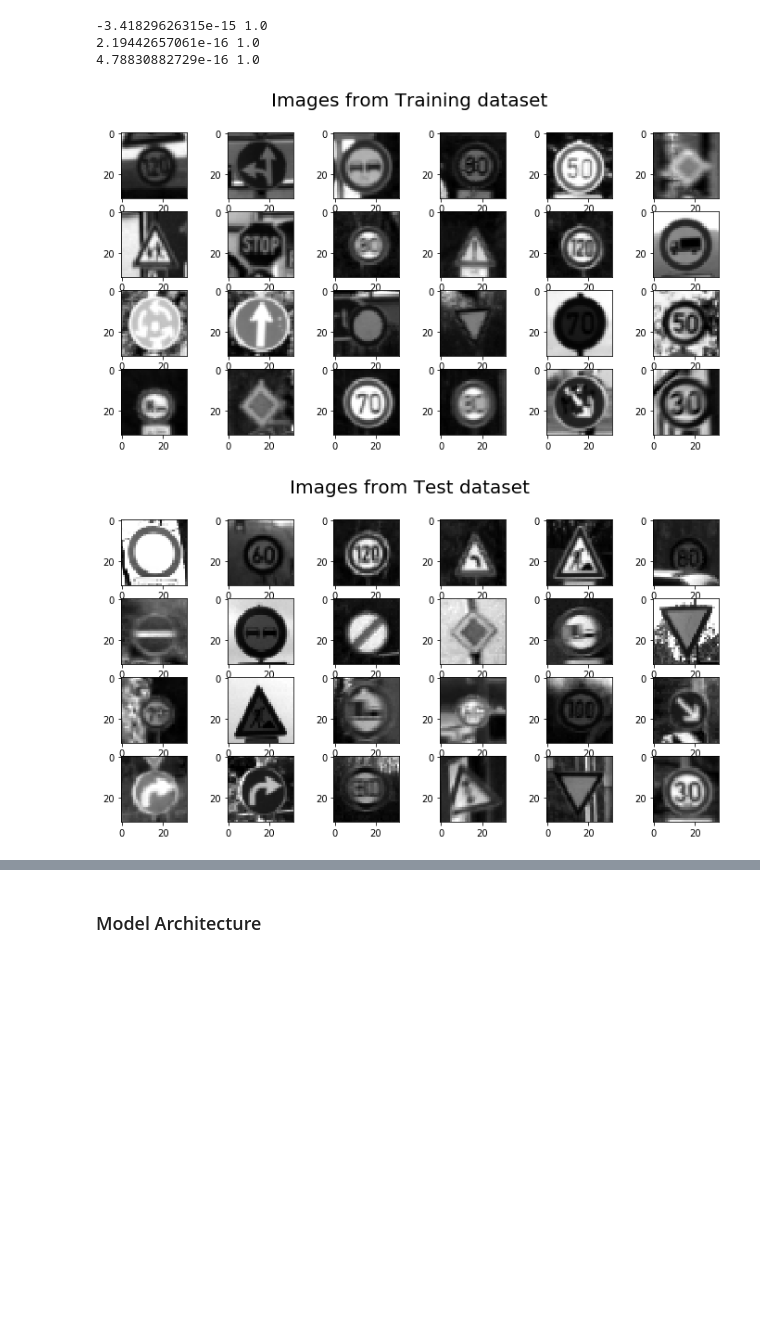
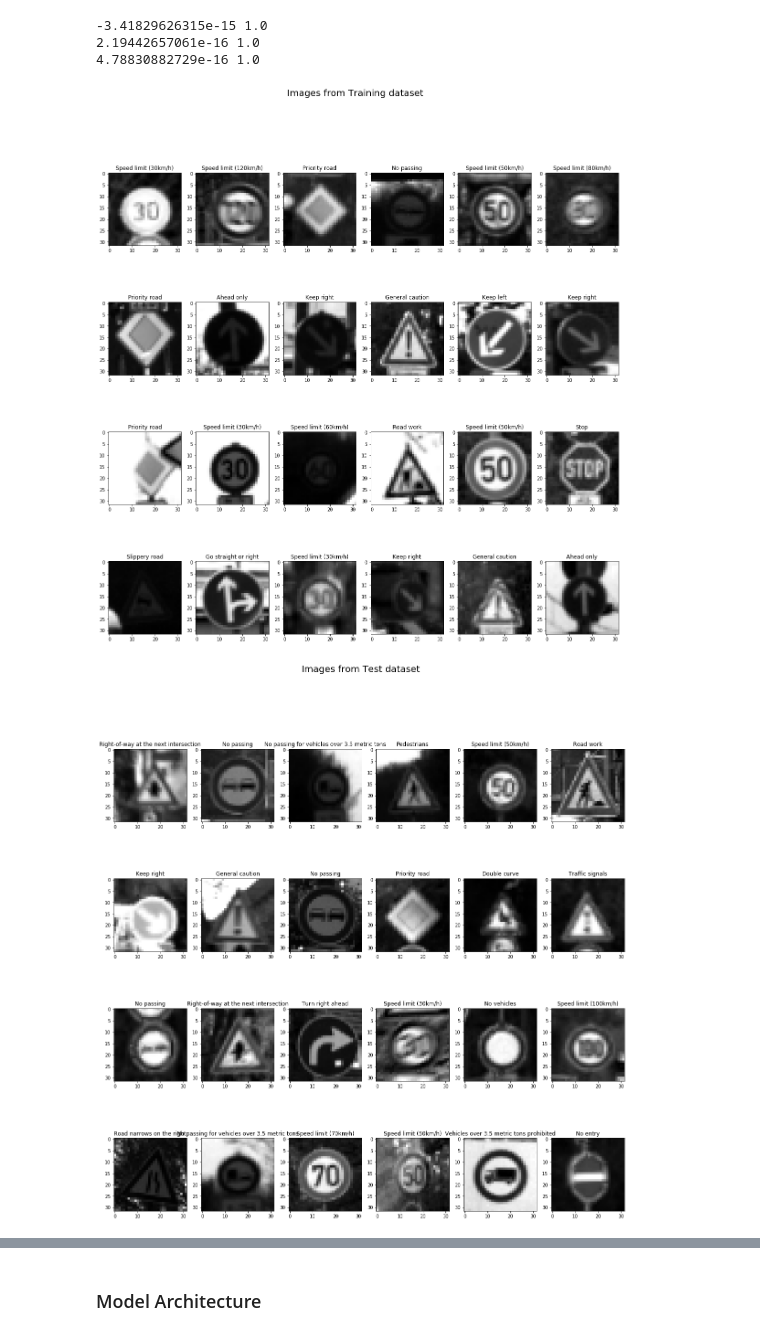
Before and after one commit to beylul/CarND-Traffic-Sign-Classifier-Project, a Jupyter notebook: Traffic_Sign_Classifier.ipynb, the cells around one changed output, grey strips where cells are left out. Drawn from its saved outputs; the diff is of its cells as text; code cells hidden in the pictures; blank space fills up the shorter version.

```diff
--- a/Traffic_Sign_Classifier.ipynb
+++ b/Traffic_Sign_Classifier.ipynb
@@ -24,6 +24,7 @@ The [rubric](https://review.udacity.com/#!/rubrics/481/view) contains "Stand Out
 # Load pickled data
 import pickle
 import os
+import pandas as pd
 
 # TODO: Fill this in based on where you saved the training and testing data
 DATA_FOLDER = os.path.join('data', 'images')
@@ -40,6 +41,8 @@ X_train, y_train = load_data(training_file)
 X_valid, y_valid = load_data(validation_file)
 X_test, y_test = load_data(testing_file)
 
+sign_labels = pd.read_csv("signnames.csv")
+
 image_datasets = [X_train, X_test, X_valid]
 image_labels = [y_train, y_test, y_valid]
 dataset_names = ["Training", "Test", "Validation"]
@@ -108,11 +111,18 @@ import matplotlib.pyplot as plt
 # Visualizations will be shown in the notebook.
 %matplotlib inline
 
+def displayImagesInGrid(images, labels, title, grid=(4, 6), size=(12, 6)):
+    fig, axes = plt.subplots(grid[0], grid[1], figsize=size)
+    fig.suptitle("Images from {} dataset".format(title), fontsize=20)
+    for ax, img, label in zip(axes.flat, images, labels):
+        if len(img.shape) == 3:
+            ax.imshow(img)
+        else:
+            ax.imshow(img, cmap='gray')
+        ax.set_title(sign_labels.get_value(label, 1, True))
+
 #plot random images from each of the datasets
-for dataset, name in zip(image_datasets, dataset_names):
-    fig, axes = plt.subplots(4, 6, figsize=(12, 6))
-    fig.suptitle("Images from {} dataset".format(name), fontsize=20)
-    indxs = np.ceil(np.random.rand(24)*len(dataset)).astype(int)
-    for ax, img in zip(axes.flat, dataset[indxs]):
-        ax.imshow(img)
+for dataset, labels, name in zip(image_datasets, image_labels, dataset_names):
+    indxs = (np.random.rand(24)*len(dataset)).astype(int)
+    displayImagesInGrid(dataset[indxs], labels[indxs], name, size=(20, 20))
 # %% [output]
@@ -191,12 +217,10 @@ print(np.mean(X_valid[:,:,:]),np.std(X_valid[:,:,:]))
 4.78830882729e-16 1.0
 # %%
 #plot random images from each of the datasets
-for dataset, name in zip(p_image_datasets, dataset_names):
-    fig, axes = plt.subplots(4, 6, figsize=(12, 6))
-    fig.suptitle("Images from {} dataset".format(name), fontsize=20)
-    indxs = np.ceil(np.random.rand(24)*len(dataset)).astype(int)
-    for ax, img in zip(axes.flat, dataset[indxs].reshape(-1,32,32)):
-        ax.imshow(img, cmap='gray')
+for dataset, labels, name in zip(p_image_datasets, image_labels, dataset_names):
+    indxs = (np.random.rand(24)*len(dataset)).astype(int)
+    displayImagesInGrid(dataset[indxs].reshape(-1,image_shape[0],image_shape[1]),
+                        labels[indxs], name, size=(20, 20))
 # %% [output]
-[figure, old version]
+[figure, new version]
-[figure, old version]
+[figure, new version]
```
Also changed, not shown: parts of 22 cells of this notebook.
